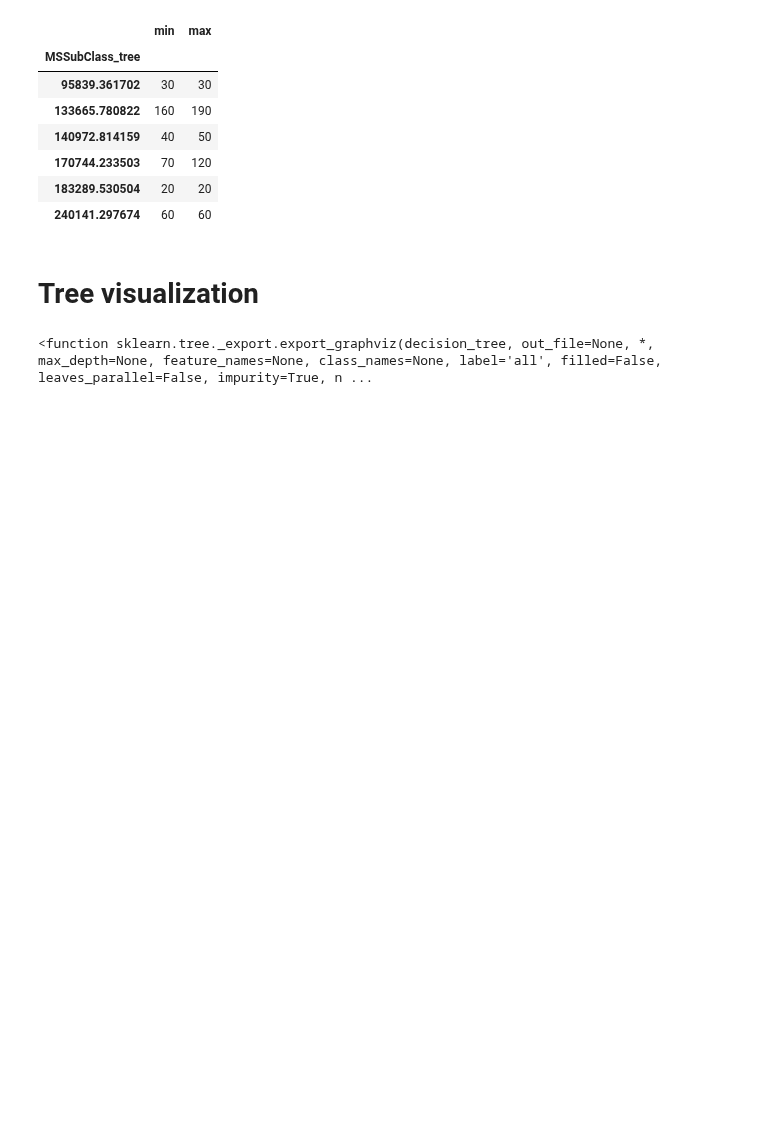
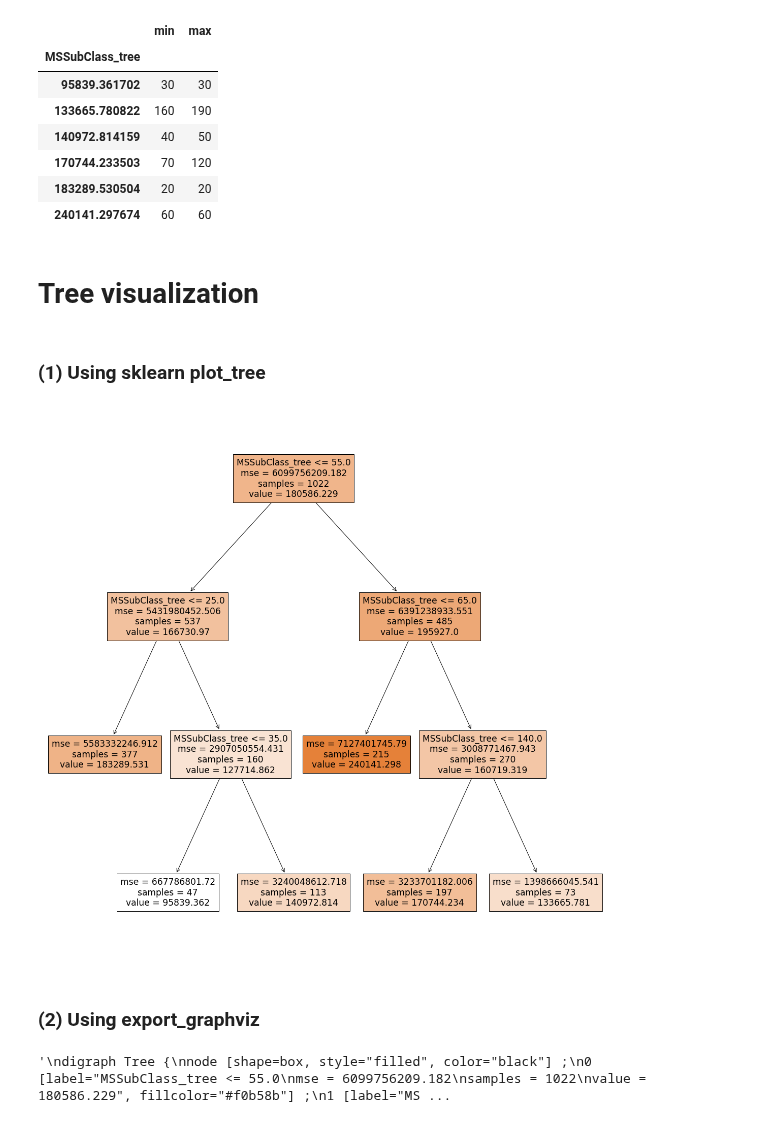
Before and after one commit to mkang32/feature-engineering, a Jupyter notebook: notebooks/4.distretization/5.decision_tree_discretizer.ipynb, the cells around one changed output. Cells and saved outputs as stored; diff of their text form; code cells hidden in the pictures; blank space fills up the shorter version.

```diff
--- a/notebooks/4.distretization/5.decision_tree_discretizer.ipynb
+++ b/notebooks/4.distretization/5.decision_tree_discretizer.ipynb
@@ -129,7 +161,5 @@ pd.concat([X_train.groupby(new_col)[col].min(), X_train.groupby(new_col)[col].ma
 | 240141.297674 | 60 | 60 |
 # %% [markdown]
 # Tree visualization
-# %%
-export_graphviz
-# %% [output]
-<function sklearn.tree._export.export_graphviz(decision_tree, out_file=None, *, max_depth=None, feature_names=None, class_names=None, label='all', filled=False, leaves_parallel=False, impurity=True, n ...
+# %% [markdown]
+### (1) Using sklearn plot_tree
@@ -135,0 +169,43 @@ export_graphviz
+# %%
+fig = plt.figure(figsize=(20,20))
+tree.plot_tree(tree_model, feature_names=[new_col], filled=True)
+
+fig.savefig('imagename.png')
+# %% [output]
+[figure, added]
+# %% [markdown]
+### (2) Using export_graphviz
+# %%
+# export the tree as a file
+with open('tree_model.txt', 'w') as f:
+    f = export_graphviz(tree_model, out_file=f, feature_names=[new_col], filled=True)
+
+# if you open the file, it will look like this
+"""
+digraph Tree {
+node [shape=box, style="filled", color="black"] ;
+0 [label="MSSubClass_tree <= 55.0\nmse = 6099756209.182\nsamples = 1022\nvalue = 180586.229", fillcolor="#f0b58b"] ;
+1 [label="MSSubClass_tree <= 25.0\nmse = 5431980452.506\nsamples = 537\nvalue = 166730.97", fillcolor="#f2c19e"] ;
+0 -> 1 [labeldistance=2.5, labelangle=45, headlabel="True"] ;
+2 [label="mse = 5583332246.912\nsamples = 377\nvalue = 183289.531", fillcolor="#efb387"] ;
+1 -> 2 ;
+3 [label="MSSubClass_tree <= 35.0\nmse = 2907050554.431\nsamples = 160\nvalue = 127714.862", fillcolor="#f9e3d3"] ;
+1 -> 3 ;
+4 [label="mse = 667786801.72\nsamples = 47\nvalue = 95839.362", fillcolor="#ffffff"] ;
+3 -> 4 ;
+5 [label="mse = 3240048612.718\nsamples = 113\nvalue = 140972.814", fillcolor="#f7d8c1"] ;
+3 -> 5 ;
+6 [label="MSSubClass_tree <= 65.0\nmse = 6391238933.551\nsamples = 485\nvalue = 195927.0", fillcolor="#eda876"] ;
+0 -> 6 [labeldistance=2.5, labelangle=-45, headlabel="False"] ;
+7 [label="mse = 7127401745.79\nsamples = 215\nvalue = 240141.298", fillcolor="#e58139"] ;
+6 -> 7 ;
+8 [label="MSSubClass_tree <= 140.0\nmse = 3008771467.943\nsamples = 270\nvalue = 160719.319", fillcolor="#f3c6a6"] ;
+6 -> 8 ;
+9 [label="mse = 3233701182.006\nsamples = 197\nvalue = 170744.234", fillcolor="#f2be98"] ;
+8 -> 9 ;
+10 [label="mse = 1398666045.541\nsamples = 73\nvalue = 133665.781", fillcolor="#f8decb"] ;
+8 -> 10 ;
+}
+"""
+# %% [output]
+'\ndigraph Tree {\nnode [shape=box, style="filled", color="black"] ;\n0 [label="MSSubClass_tree <= 55.0\nmse = 6099756209.182\nsamples = 1022\nvalue = 180586.229", fillcolor="#f0b58b"] ;\n1 [label="MS ...
```
Also changed, not shown: parts of 22 cells of this notebook.
